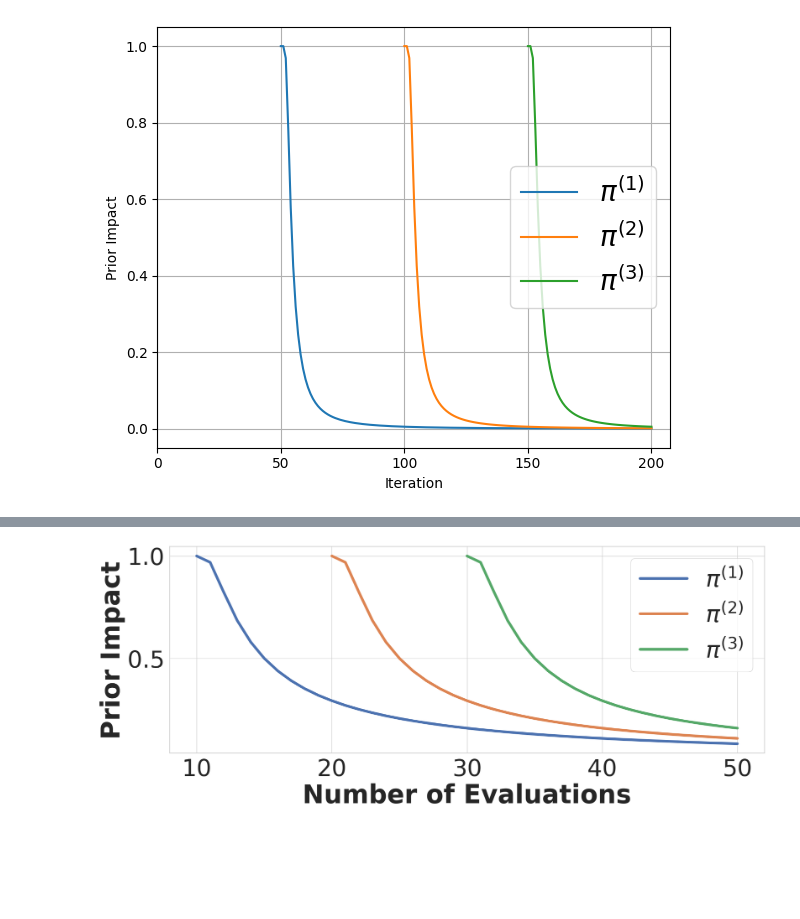
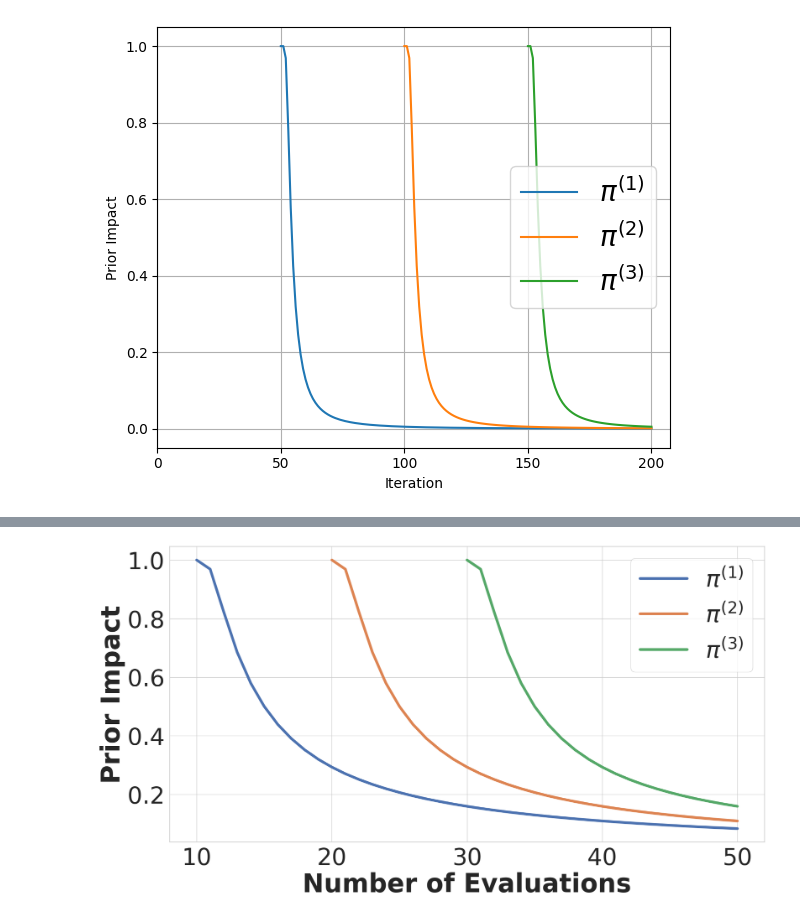
Before and after one commit to automl/DynaBO, a Jupyter notebook: prior_impact_plot.ipynb, the cells around one changed output, grey strips where cells are left out. Saved outputs shown, nothing was run; the diff lists cells and outputs as text; code cells hidden in the pictures; blank space fills up the shorter version.

```diff
--- a/prior_impact_plot.ipynb
+++ b/prior_impact_plot.ipynb
@@ -80,35 +66,35 @@ for prior in prior_t:
     prior_traces.append((prior_x, prior_y))
 
 
-plt.figure(figsize=(20,7))
+plt.figure(figsize=(20,10))
 sns.set(style='whitegrid', font_scale=4)
 i = 1
 for trace in prior_traces:
     sns.lineplot(x=trace[0], y=np.array([1 - np.power(base, y_exp) for y_exp in trace[1]]), label="$\pi^{("+str(i)+")}$", linewidth=5)
     i += 1
 plt.xlabel('Number of Evaluations', fontweight='bold')
 plt.ylabel('Prior Impact', fontweight='bold')
 plt.savefig('PriorImpact-50.pdf', bbox_inches="tight")
 plt.show()
 plt.close()
 # SMALL_SIZE=20
 # plt.rc('font', size=22)
 # plt.rc('axes', titlesize=30, labelsize=30)     # fontsize of the axes title
 # plt.rc('xtick', labelsize=20)    # fontsize of the tick labels
 # plt.rc('ytick', labelsize=20)    # fontsize of the tick labels
 #
 # # plt.title(f'Prior Impact over Iterations for PD1 Benchmarks')
 # plt.xlim(left=0)
 # plt.legend(
 #     loc="upper center",
 #     bbox_to_anchor=(0.5, -0.3),
 #     ncol=3,
 #     fontsize=30,
 # )
 #
 # plt.grid(True)
 # plt.tight_layout()
 # plt.savefig('PriorImpact-50.pdf')
 # plt.show()
 # %% [output]
-[figure, old version]
+[figure, new version]
```
Also changed, not shown: parts of 1 cell of this notebook, 23 other files.
